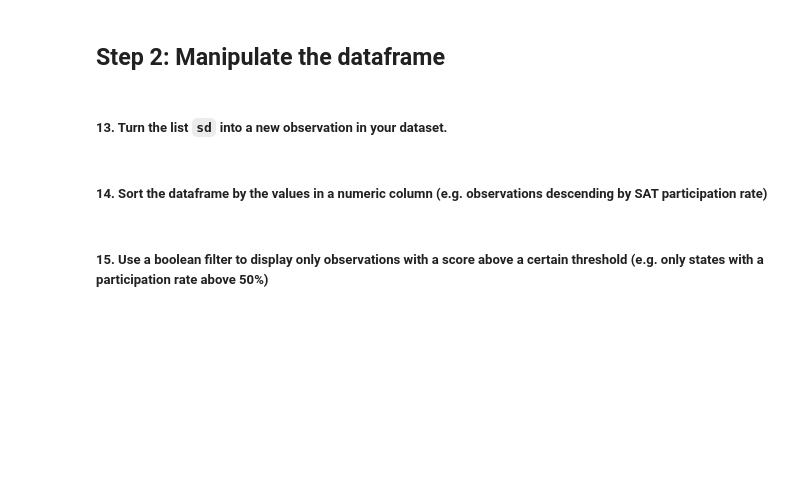
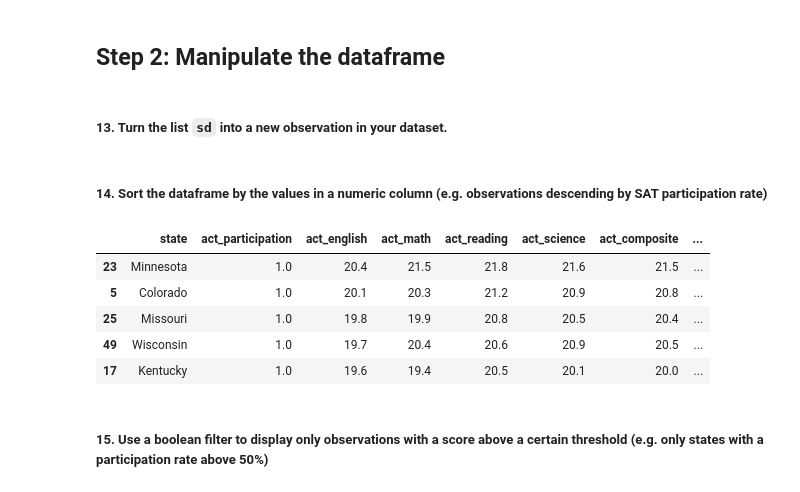
Before and after one commit to rajangdavis/Standardized-Testing-Participation-Exploration, a Jupyter notebook: code/starter-code.ipynb, the cells around one changed output. Cells and saved outputs as stored; diff of their text form; code cells hidden in the pictures; blank space fills up the shorter version.

```diff
--- a/code/starter-code.ipynb
+++ b/code/starter-code.ipynb
@@ -164,2 +190,8 @@ sat_header_state_list
 # %% [markdown]
 ##### 11. Print the minimum and maximum of each numeric column in the data frame.
+# %%
+for column in merged_test_data.columns:
+    if merged_test_data[column].dtypes != object:
+        print(f"Min value for {column}: {merged_test_data[column].min()}")
+        print(f"Min value for {column}: {merged_test_data[column].max()}")
+        print()
@@ -171,7 +282,22 @@ $$\sigma = \sqrt{\frac{1}{n}\sum_{i=1}^n(x_i - \mu)^2}$$
 ## Step 2: Manipulate the dataframe
 # %% [markdown]
 ##### 13. Turn the list `sd` into a new observation in your dataset.
+# %%
+# only modify once
+if len(sd) == 10:
+    sd = [""] + sd
+
+merged_test_data.loc['std'] = sd
 # %% [markdown]
 ##### 14. Sort the dataframe by the values in a numeric column (e.g. observations descending by SAT participation rate)
+# %%
+merged_test_data.sort_values(by=get_numeric_columns(merged_test_data), ascending=False).head()
+# %% [output]
+|  | state | act_participation | act_english | act_math | act_reading | act_science | act_composite | ... |
+| 23 | Minnesota | 1.0 | 20.4 | 21.5 | 21.8 | 21.6 | 21.5 | ... |
+| 5 | Colorado | 1.0 | 20.1 | 20.3 | 21.2 | 20.9 | 20.8 | ... |
+| 25 | Missouri | 1.0 | 19.8 | 19.9 | 20.8 | 20.5 | 20.4 | ... |
+| 49 | Wisconsin | 1.0 | 19.7 | 20.4 | 20.6 | 20.9 | 20.5 | ... |
+| 17 | Kentucky | 1.0 | 19.6 | 19.4 | 20.5 | 20.1 | 20.0 | ... |
 # %% [markdown]
 ##### 15. Use a boolean filter to display only observations with a score above a certain threshold (e.g. only states with a participation rate above 50%)
```
Also changed, not shown: parts of 18 cells of this notebook.
